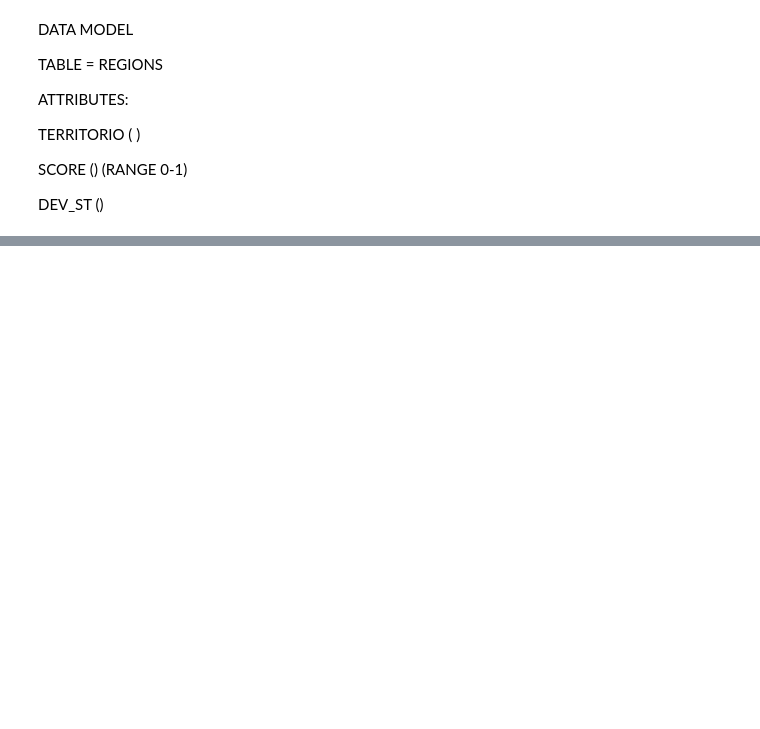
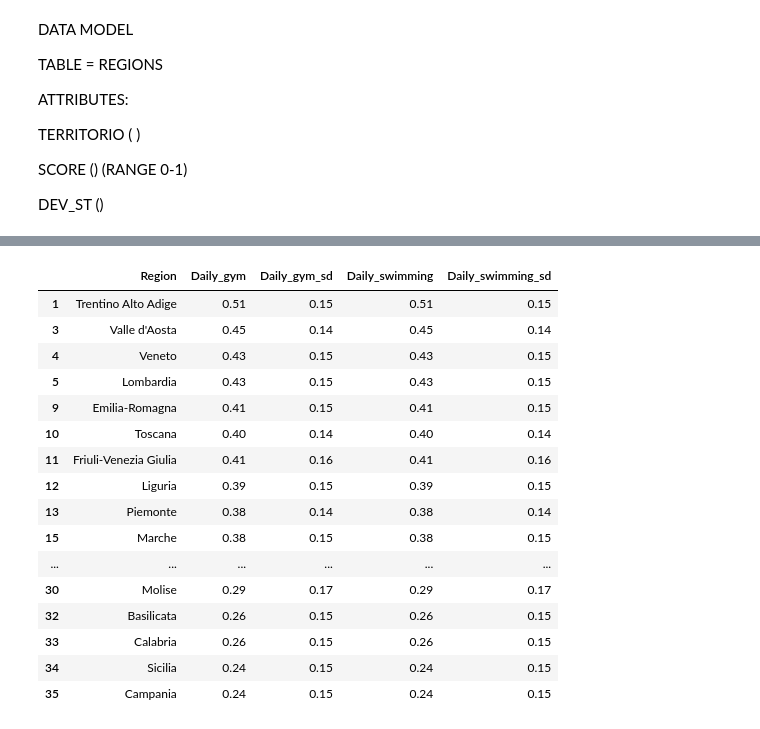
Before and after one commit to jclock98/BDT-project, a Jupyter notebook: Data_simulation_from_ISTAT.ipynb, the cells around one changed output, grey strips where cells are left out. Drawn from its saved outputs; the diff is of its cells as text; code cells hidden in the pictures; blank space fills up the shorter version.

```diff
--- a/Data_simulation_from_ISTAT.ipynb
+++ b/Data_simulation_from_ISTAT.ipynb
@@ -551,0 +635,43 @@ DEV_ST (<FLOAT>)
+# %%
+#CREATING A LOCIAL LIST "RETREG" WHICH TAKES TRUE IF A ROW IS A REGION AND FALSE OTHERWISE
+retreg = []
+for x in activitydf2.Region:
+    textlow = x.lower()
+    stopwords_list = ['trento','bolzano','0','area','mezzogiorno','nord','sud','mezzogiorno','isole','centro','italia']
+    conditionmet = True
+    for el in stopwords_list:
+        if el in textlow:
+            conditionmet = False
+    if conditionmet:
+        retreg.append(True)
+    else:
+        retreg.append(False)
+
+#Adding RETREG to the created dataset
+activitydf2['isregion'] = retreg
+# %%
+#Delete non-region data
+activitydf2 = activitydf2[activitydf2['isregion']==True].copy()
+del activitydf2['isregion']
+
+activitydf2['Region'] = activitydf2['Region'].replace({'Trentino Alto Adige / Südtirol':'Trentino Alto Adige', "Valle d'Aosta / Vallée d'Aoste":"Valle d'Aosta"})
+
+activitydf2
+# %% [output]
+|  | Region | Daily_gym | Daily_gym_sd | Daily_swimming | Daily_swimming_sd |
+| 1 | Trentino Alto Adige | 0.51 | 0.15 | 0.51 | 0.15 |
+| 3 | Valle d'Aosta | 0.45 | 0.14 | 0.45 | 0.14 |
+| 4 | Veneto | 0.43 | 0.15 | 0.43 | 0.15 |
+| 5 | Lombardia | 0.43 | 0.15 | 0.43 | 0.15 |
+| 9 | Emilia-Romagna | 0.41 | 0.15 | 0.41 | 0.15 |
+| 10 | Toscana | 0.40 | 0.14 | 0.40 | 0.14 |
+| 11 | Friuli-Venezia Giulia | 0.41 | 0.16 | 0.41 | 0.16 |
+| 12 | Liguria | 0.39 | 0.15 | 0.39 | 0.15 |
+| 13 | Piemonte | 0.38 | 0.14 | 0.38 | 0.14 |
+| 15 | Marche | 0.38 | 0.15 | 0.38 | 0.15 |
+| ... | ... | ... | ... | ... | ... |
+| 30 | Molise | 0.29 | 0.17 | 0.29 | 0.17 |
+| 32 | Basilicata | 0.26 | 0.15 | 0.26 | 0.15 |
+| 33 | Calabria | 0.26 | 0.15 | 0.26 | 0.15 |
+| 34 | Sicilia | 0.24 | 0.15 | 0.24 | 0.15 |
+| 35 | Campania | 0.24 | 0.15 | 0.24 | 0.15 |
```
Also changed, not shown: parts of 5 cells of this notebook, 3 other files.
